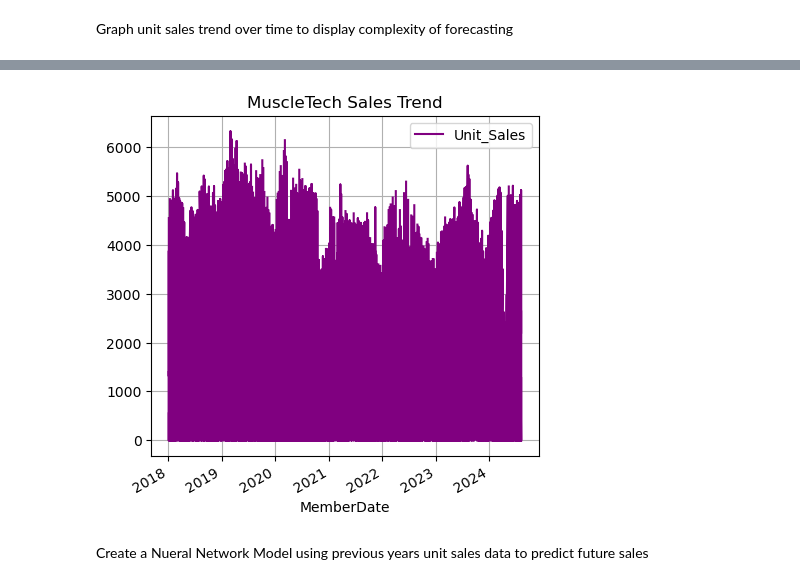
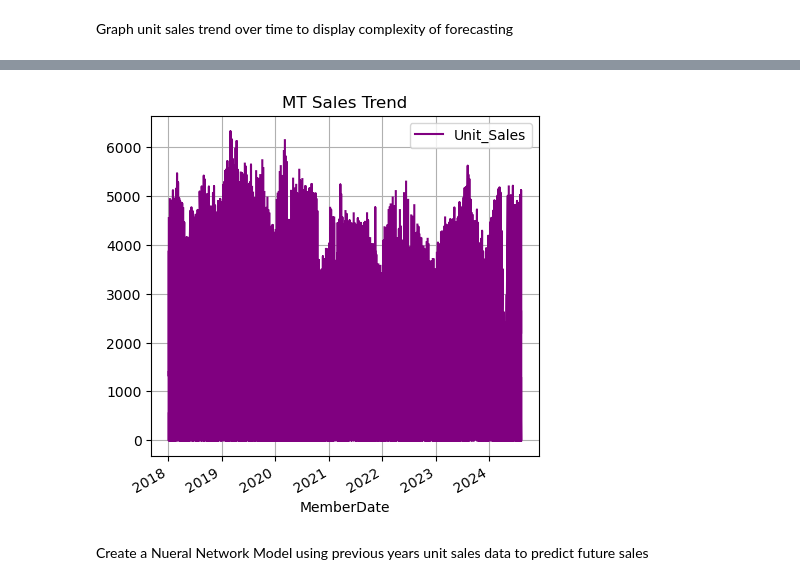
Before and after one commit to jstipe1/AI_Project_3, a Jupyter notebook: historical_pos_model.ipynb, the cells around one changed output, grey strips where cells are left out. Saved outputs shown, nothing was run; the diff lists cells and outputs as text; code cells hidden in the pictures.

```diff
--- a/historical_pos_model.ipynb
+++ b/historical_pos_model.ipynb
@@ -140,10 +150,10 @@ plt.show()
 # %%
 mt_pos = filtered_pos[filtered_pos['Brand'] == 'MT']
 mt_pos.plot(kind="line", x="MemberDate", y="Unit_Sales", grid=True, figsize=(5,5),
-             title="MuscleTech Sales Trend", color = 'purple')
+             title="MT Sales Trend", color = 'purple')
 plt.show()
 # %% [output]
-[figure, old version]
+[figure, new version]
 # %% [markdown]
 Create a Nueral Network Model using previous years unit sales data to predict future sales
 # %%
```
Also changed, not shown: parts of 54 cells of this notebook, 2 other files.
